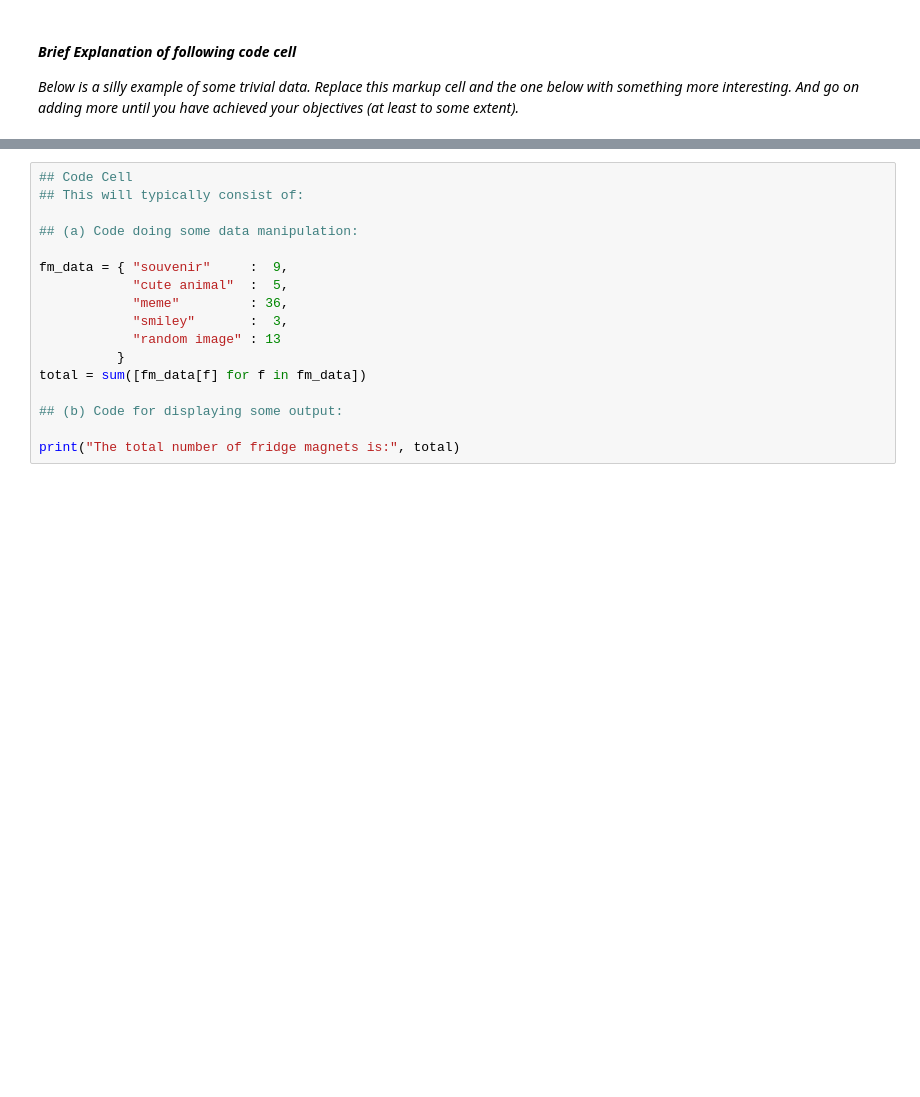
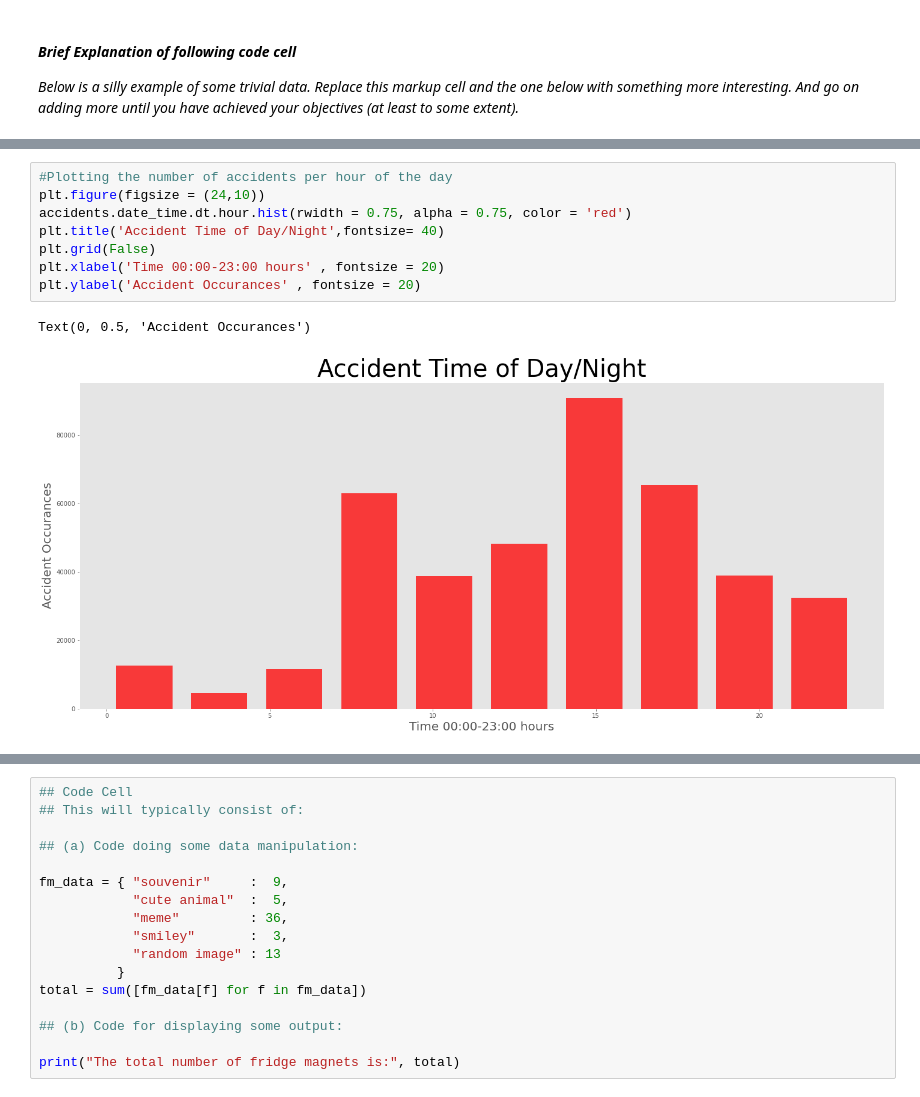
Before and after one commit to Hegazy1993/PDS_CW3, a Jupyter notebook: A3_Data_Analysis_Project.ipynb, the cells around one changed output, grey strips where cells are left out. Saved outputs shown, nothing was run; the diff lists cells and outputs as text; blank space fills up the shorter version.

```diff
--- a/A3_Data_Analysis_Project.ipynb
+++ b/A3_Data_Analysis_Project.ipynb
@@ -205,0 +297,11 @@ achieved your objectives (at least to some extent)._
+# %%
+#Plotting the number of accidents per hour of the day
+plt.figure(figsize = (24,10))
+accidents.date_time.dt.hour.hist(rwidth = 0.75, alpha = 0.75, color = 'red')
+plt.title('Accident Time of Day/Night',fontsize= 40)
+plt.grid(False)
+plt.xlabel('Time 00:00-23:00 hours' , fontsize = 20)
+plt.ylabel('Accident Occurances' , fontsize = 20)
+# %% [output]
+Text(0, 0.5, 'Accident Occurances')
+[figure, added]
```
Also changed, not shown: parts of 47 cells of this notebook.
